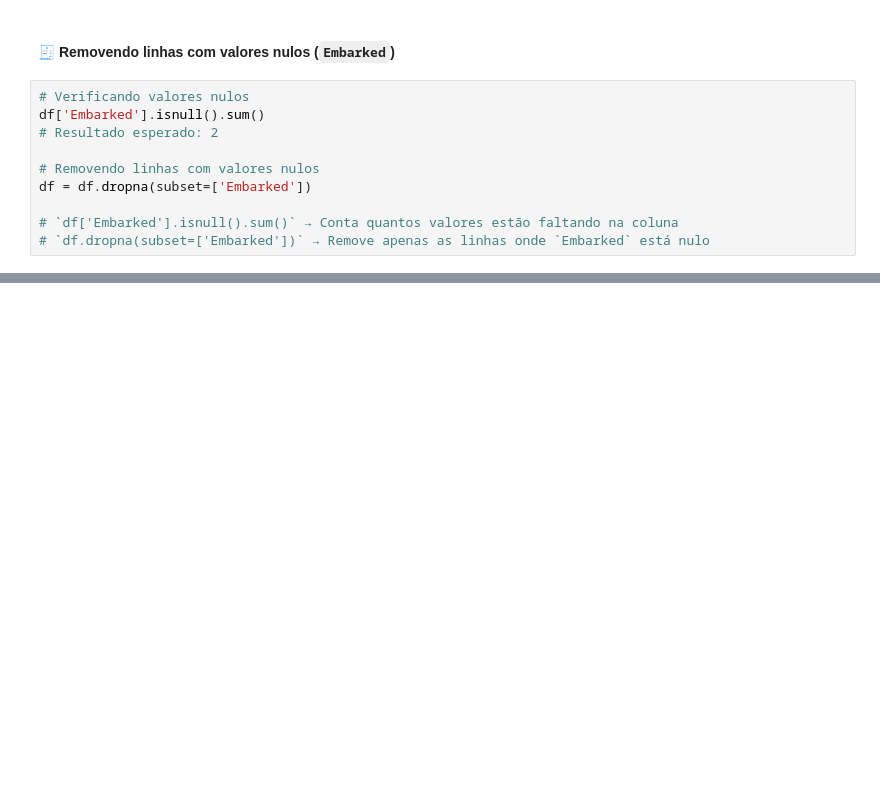
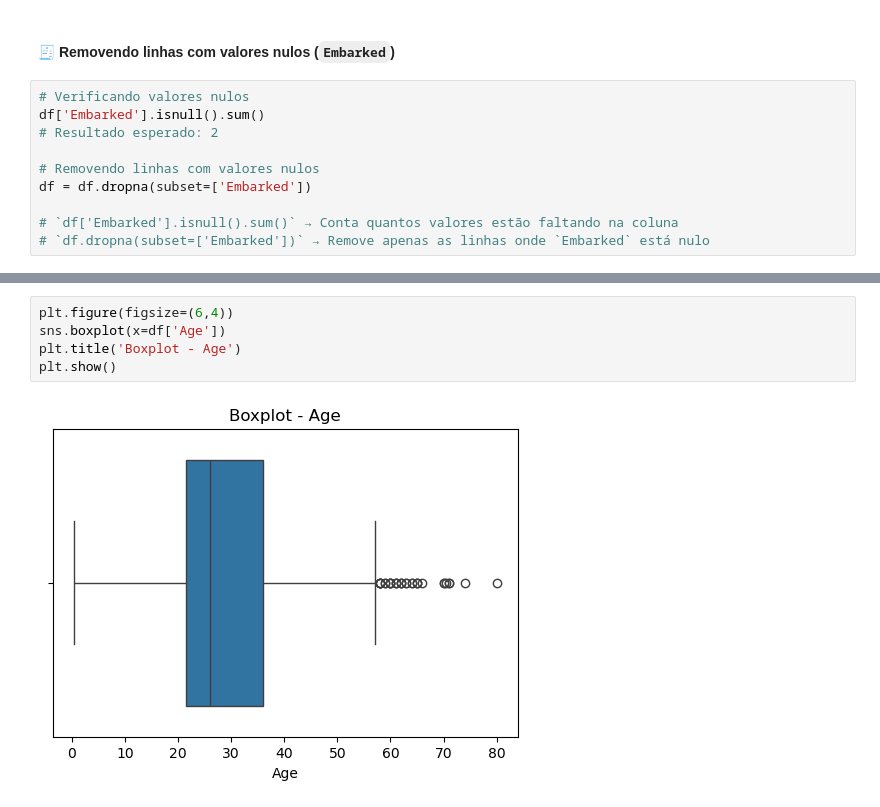
Before and after one commit to josicleytonsantos/data-science, a Jupyter notebook: personal-projects/studies/ICMC-USP/6-analysis_and_preprocessing.ipynb, the cells around one changed output, grey strips where cells are left out. Drawn from its saved outputs; the diff is of its cells as text; blank space fills up the shorter version.

```diff
--- a/personal-projects/studies/ICMC-USP/6-analysis_and_preprocessing.ipynb
+++ b/personal-projects/studies/ICMC-USP/6-analysis_and_preprocessing.ipynb
@@ -108,0 +146,7 @@ df = df.dropna(subset=['Embarked'])
+# %%
+plt.figure(figsize=(6,4))
+sns.boxplot(x=df['Age'])
+plt.title('Boxplot - Age')
+plt.show()
+# %% [output]
+[figure, added]
```
Also changed, not shown: parts of 5 cells of this notebook.
